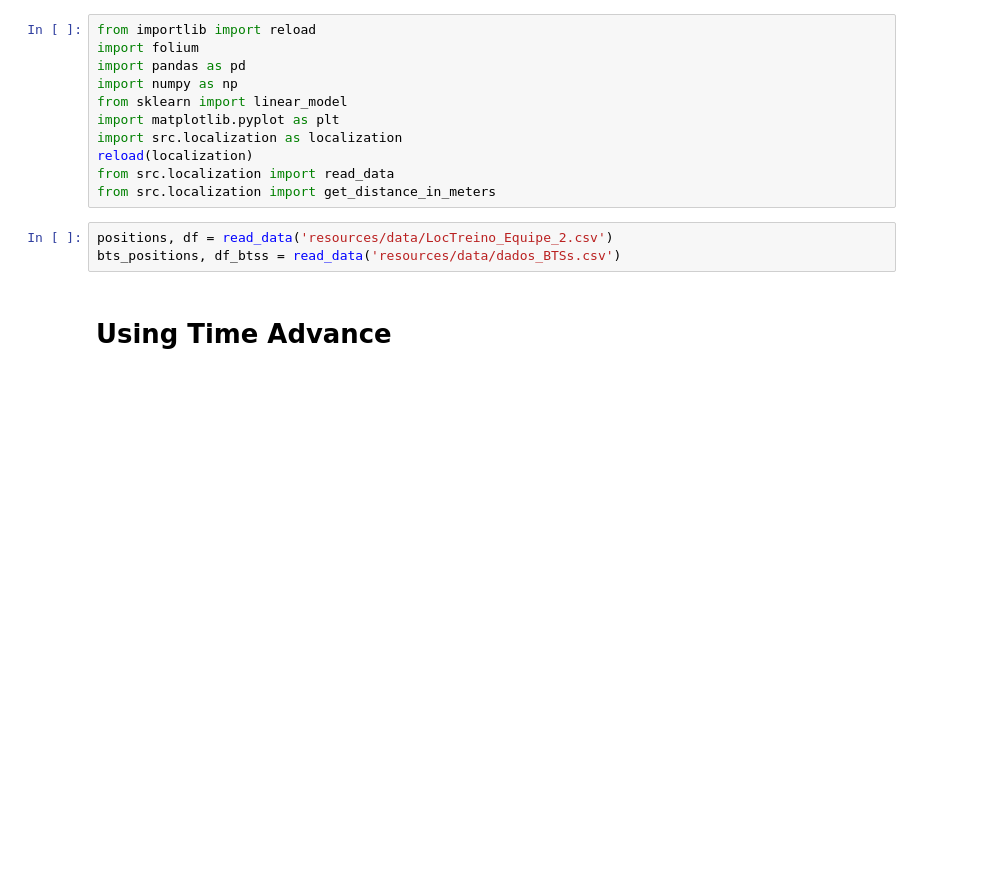
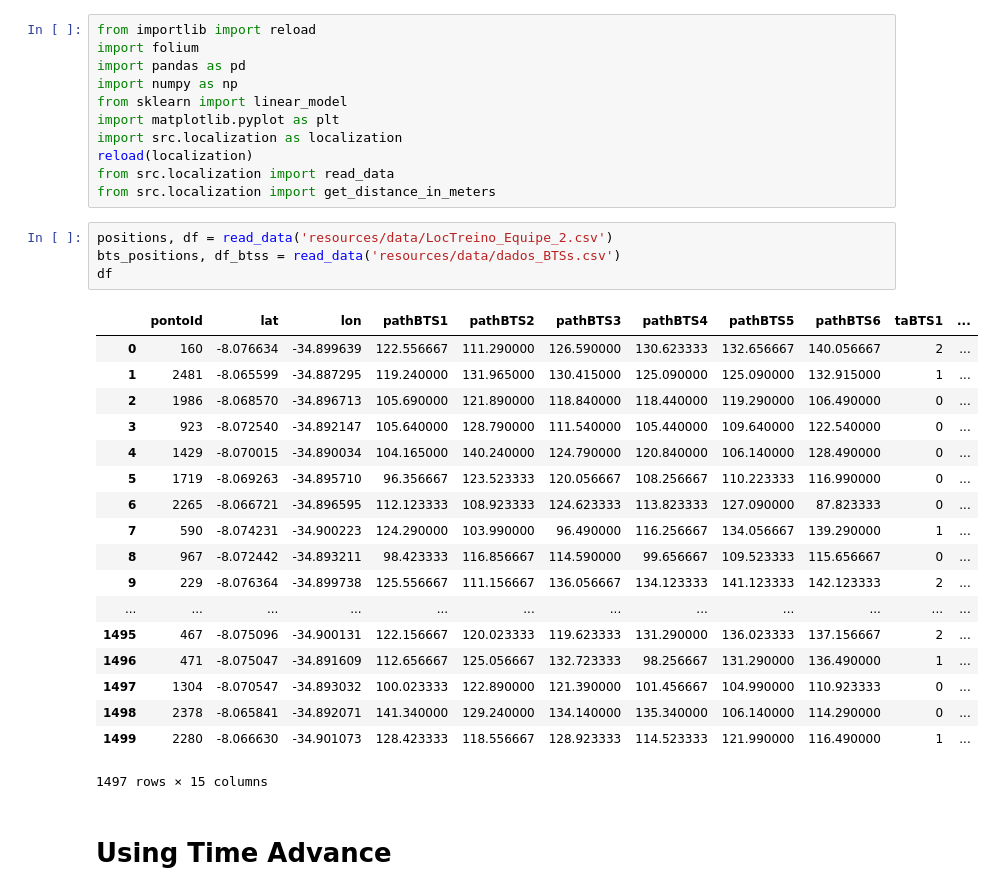
Before and after one commit to thiagoald/projeto_es290, a Jupyter notebook: TimeAdvance.ipynb, the cells around one changed output. Saved outputs shown, nothing was run; the diff lists cells and outputs as text; blank space fills up the shorter version.

```diff
--- a/TimeAdvance.ipynb
+++ b/TimeAdvance.ipynb
@@ -12,6 +12,26 @@ from src.localization import get_distance_in_meters
 # %%
 positions, df = read_data('resources/data/LocTreino_Equipe_2.csv')
 bts_positions, df_btss = read_data('resources/data/dados_BTSs.csv')
+df
+# %% [output]
+|  | pontoId | lat | lon | pathBTS1 | pathBTS2 | pathBTS3 | pathBTS4 | pathBTS5 | pathBTS6 | taBTS1 | ... |
+| 0 | 160 | -8.076634 | -34.899639 | 122.556667 | 111.290000 | 126.590000 | 130.623333 | 132.656667 | 140.056667 | 2 | ... |
+| 1 | 2481 | -8.065599 | -34.887295 | 119.240000 | 131.965000 | 130.415000 | 125.090000 | 125.090000 | 132.915000 | 1 | ... |
+| 2 | 1986 | -8.068570 | -34.896713 | 105.690000 | 121.890000 | 118.840000 | 118.440000 | 119.290000 | 106.490000 | 0 | ... |
+| 3 | 923 | -8.072540 | -34.892147 | 105.640000 | 128.790000 | 111.540000 | 105.440000 | 109.640000 | 122.540000 | 0 | ... |
+| 4 | 1429 | -8.070015 | -34.890034 | 104.165000 | 140.240000 | 124.790000 | 120.840000 | 106.140000 | 128.490000 | 0 | ... |
+| 5 | 1719 | -8.069263 | -34.895710 | 96.356667 | 123.523333 | 120.056667 | 108.256667 | 110.223333 | 116.990000 | 0 | ... |
+| 6 | 2265 | -8.066721 | -34.896595 | 112.123333 | 108.923333 | 124.623333 | 113.823333 | 127.090000 | 87.823333 | 0 | ... |
+| 7 | 590 | -8.074231 | -34.900223 | 124.290000 | 103.990000 | 96.490000 | 116.256667 | 134.056667 | 139.290000 | 1 | ... |
+| 8 | 967 | -8.072442 | -34.893211 | 98.423333 | 116.856667 | 114.590000 | 99.656667 | 109.523333 | 115.656667 | 0 | ... |
+| 9 | 229 | -8.076364 | -34.899738 | 125.556667 | 111.156667 | 136.056667 | 134.123333 | 141.123333 | 142.123333 | 2 | ... |
+| ... | ... | ... | ... | ... | ... | ... | ... | ... | ... | ... | ... |
+| 1495 | 467 | -8.075096 | -34.900131 | 122.156667 | 120.023333 | 119.623333 | 131.290000 | 136.023333 | 137.156667 | 2 | ... |
+| 1496 | 471 | -8.075047 | -34.891609 | 112.656667 | 125.056667 | 132.723333 | 98.256667 | 131.290000 | 136.490000 | 1 | ... |
+| 1497 | 1304 | -8.070547 | -34.893032 | 100.023333 | 122.890000 | 121.390000 | 101.456667 | 104.990000 | 110.923333 | 0 | ... |
+| 1498 | 2378 | -8.065841 | -34.892071 | 141.340000 | 129.240000 | 134.140000 | 135.340000 | 106.140000 | 114.290000 | 0 | ... |
+| 1499 | 2280 | -8.066630 | -34.901073 | 128.423333 | 118.556667 | 128.923333 | 114.523333 | 121.990000 | 116.490000 | 1 | ... |
+1497 rows × 15 columns
 # %% [markdown]
 Using Time Advance
 ==
```
Also changed, not shown: parts of 2 cells of this notebook, 3 other files.
